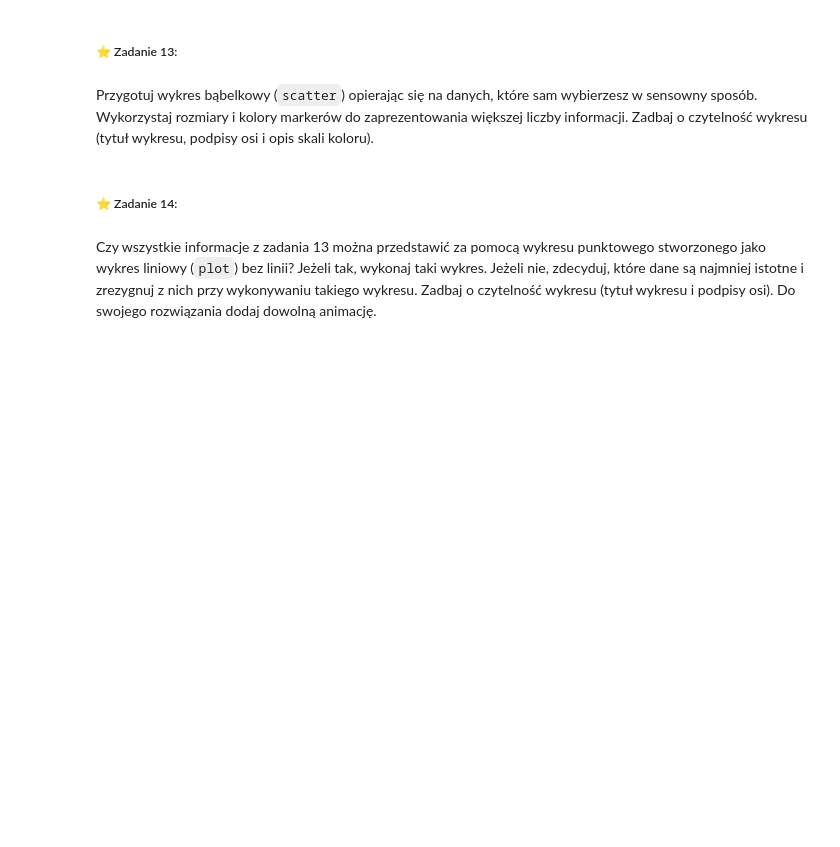
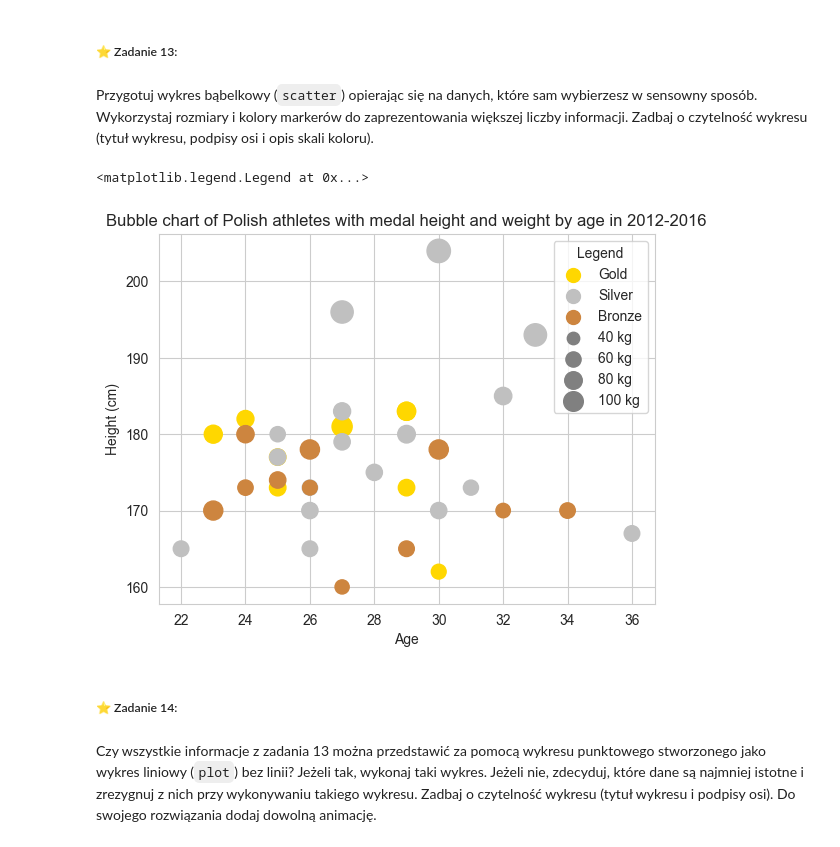
Before and after one commit to kambed/DataVisualization, a Jupyter notebook: matplotlib.ipynb, the cells around one changed output. Saved outputs shown, nothing was run; the diff lists cells and outputs as text; code cells hidden in the pictures; blank space fills up the shorter version.

Commit message:
Matplotlib 10,13,16 tasks

```diff
--- a/matplotlib.ipynb
+++ b/matplotlib.ipynb
@@ -306,3 +300,25 @@ Przygotuj wykres bąbelkowy (`scatter`) opierając się na danych, które sam wy
+# %%
+from matplotlib.colors import ListedColormap
+
+medals_count_poland = df[(df['Medal'] != 'NA') & (df.Year >= 2012) & (df['Team'] == 'Poland')] # Usuń wiersze z wartościami "NA" w kolumnie Medal
+medals_count_poland_not_null = medals_count_poland.copy().dropna(subset=['Height', 'Weight', 'Age']) # Usuń wiersze, w których brakuje danych dotyczących wzrostu, wagi lub wieku i wez tylko rekordy z Poland
+
+plt.title('Bubble chart of Polish athletes with medal height and weight by age in 2012-2016')
+plt.ylabel('Height (cm)')
+plt.xlabel('Age')
+
+# Definicja mapy kolorów dla poszczególnych wartości
+cmap_colors = {'Gold': 'gold', 'Silver': 'silver', 'Bronze': 'peru'}
+cmap = ListedColormap([cmap_colors[val] for val in cmap_colors])
+
+plt.scatter(medals_count_poland_not_null['Age'], medals_count_poland_not_null['Height'], s=medals_count_poland_not_null['Weight']*2, c=medals_count_poland_not_null.index, cmap=cmap)
+
+# Dodanie legendy dla medali i wielkości bąbelków
+legend_handles = [plt.scatter([], [], s=100, label=label, color=cmap_colors[label]) for label in ['Gold', 'Silver', 'Bronze']] + [plt.scatter([], [], s=size*2, label=str(size) + ' kg', color='gray') for size in [40, 60, 80, 100]]
+plt.legend(handles=legend_handles, title='Legend')
+# %% [output]
+<matplotlib.legend.Legend at 0x...>
+[figure, added]
 # %% [markdown]
 ##### ⭐ Zadanie 14:
 # %% [markdown]
```
Also changed, not shown: parts of 7 cells of this notebook.
